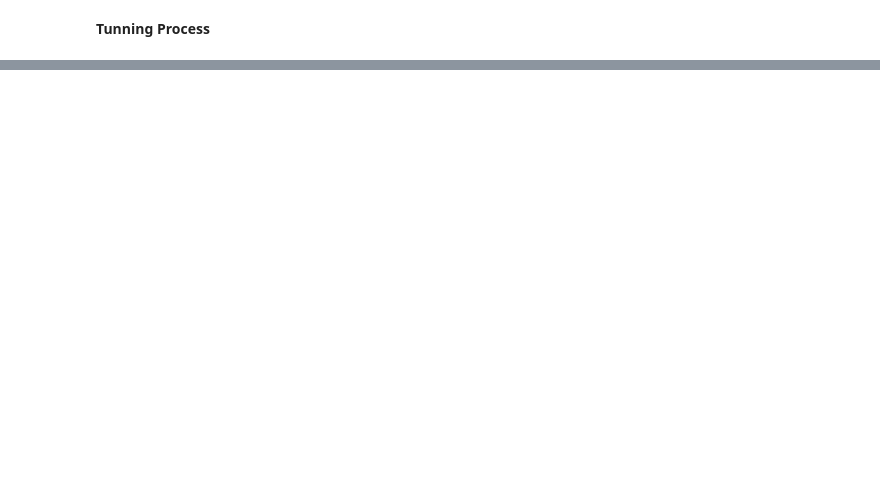
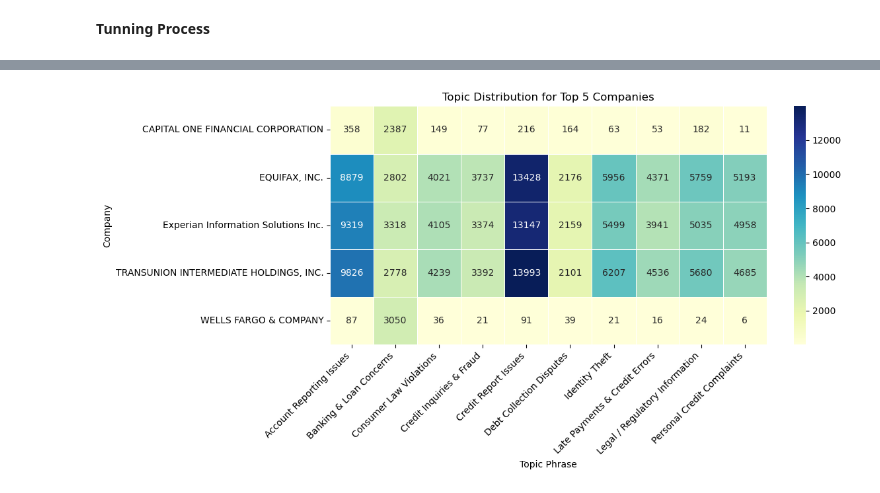
Before and after one commit to FillipusAditya/final-project-compfest17-bebek-ngapak, a Jupyter notebook: main.ipynb, the cells around one changed output, grey strips where cells are left out. Drawn from its saved outputs; the diff is of its cells as text; code cells hidden in the pictures; blank space fills up the shorter version.

```diff
--- a/main.ipynb
+++ b/main.ipynb
@@ -1264,0 +1325,6 @@ Error:
+# %%
+# Create a mapping dictionary
+topic_id_to_phrase = dict(zip(topics_df['Topic_ID'], topics_df['Topic_Phrase']))
+
+# Add topic phrase column
+consumer_complaints_cleaned['main_topic_phrase'] = consumer_complaints_cleaned['main_topic_id'].map(topic_id_to_phrase)
@@ -1264,0 +1345,7 @@ Error:
+# %%
+# Total complaints per company
+complaints_per_company = consumer_complaints_cleaned.groupby('company').size().reset_index(name='num_complaints')
+
+# Top 5 companies by number of complaints
+top5_companies = complaints_per_company.sort_values(by='num_complaints', ascending=False).head(5)
+top5_companies
@@ -1264,0 +1359,8 @@ Error:
+# %%
+# Filter data for top 5 companies
+top5_data = consumer_complaints_cleaned[consumer_complaints_cleaned['company'].isin(top5_companies['company'])]
+
+# Calculate topic distribution for top 5 companies
+topic_distribution = top5_data.groupby('company')['main_topic_phrase'].value_counts().unstack(fill_value=0)
+
+topic_distribution
@@ -1264,0 +1375,24 @@ Error:
+# %%
+# Set plot size
+plt.figure(figsize=(12, 6))
+
+# Create heatmap
+sns.heatmap(
+    topic_distribution,
+    annot=True,         # show counts
+    fmt="d",            # integer format
+    cmap="YlGnBu",      # color map
+    linewidths=0.5
+)
+
+# Labels and title
+plt.title("Topic Distribution for Top 5 Companies")
+plt.xlabel("Topic Phrase")
+plt.ylabel("Company")
+plt.xticks(rotation=45, ha='right')  # rotate x-axis labels
+plt.yticks(rotation=0)               # keep y-axis labels horizontal
+
+plt.tight_layout()
+plt.show()
+# %% [output]
+[figure, added]
```
Also changed, not shown: parts of 23 cells of this notebook.
